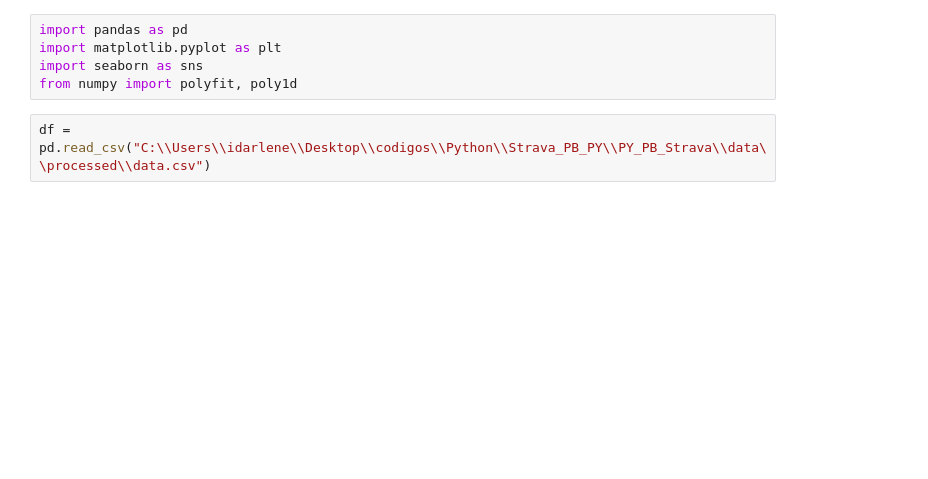
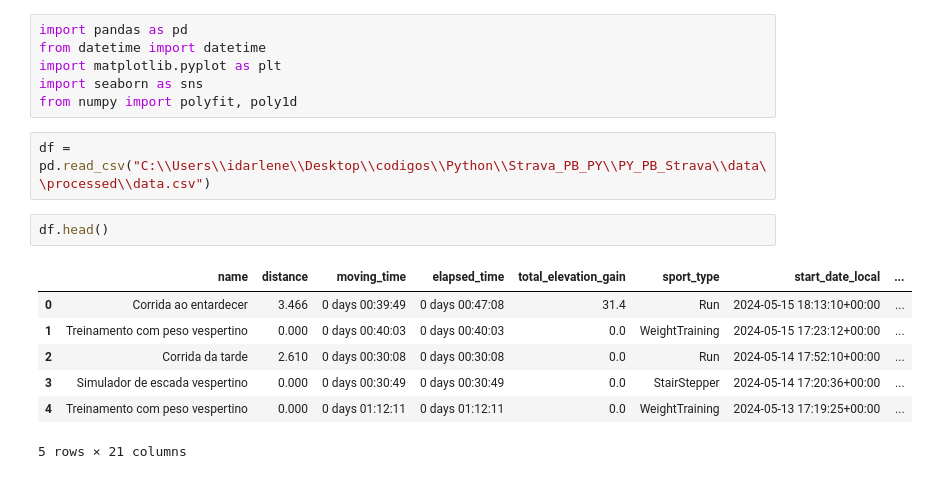
Before and after one commit to idarlenearaujo/PY_PB_Strava, a Jupyter notebook: notebooks/exploracao.ipynb, the cells around one changed output. Drawn from its saved outputs; the diff is of its cells as text; blank space fills up the shorter version.

```diff
--- a/notebooks/exploracao.ipynb
+++ b/notebooks/exploracao.ipynb
@@ -1,9 +1,20 @@
 # %%
 import pandas as pd
+from datetime import datetime
 import matplotlib.pyplot as plt
 import seaborn as sns
 from numpy import polyfit, poly1d
 # %%
 df = pd.read_csv("C:\\Users\\idarlene\\Desktop\\codigos\\Python\\Strava_PB_PY\\PY_PB_Strava\\data\\processed\\data.csv")
+# %%
+df.head()
+# %% [output]
+|  | name | distance | moving_time | elapsed_time | total_elevation_gain | sport_type | start_date_local | ... |
+| 0 | Corrida ao entardecer | 3.466 | 0 days 00:39:49 | 0 days 00:47:08 | 31.4 | Run | 2024-05-15 18:13:10+00:00 | ... |
+| 1 | Treinamento com peso vespertino | 0.000 | 0 days 00:40:03 | 0 days 00:40:03 | 0.0 | WeightTraining | 2024-05-15 17:23:12+00:00 | ... |
+| 2 | Corrida da tarde | 2.610 | 0 days 00:30:08 | 0 days 00:30:08 | 0.0 | Run | 2024-05-14 17:52:10+00:00 | ... |
+| 3 | Simulador de escada vespertino | 0.000 | 0 days 00:30:49 | 0 days 00:30:49 | 0.0 | StairStepper | 2024-05-14 17:20:36+00:00 | ... |
+| 4 | Treinamento com peso vespertino | 0.000 | 0 days 01:12:11 | 0 days 01:12:11 | 0.0 | WeightTraining | 2024-05-13 17:19:25+00:00 | ... |
+5 rows × 21 columns
 # %%
 df.info()
```
Also changed, not shown: parts of 11 cells of this notebook, 3 other files.
